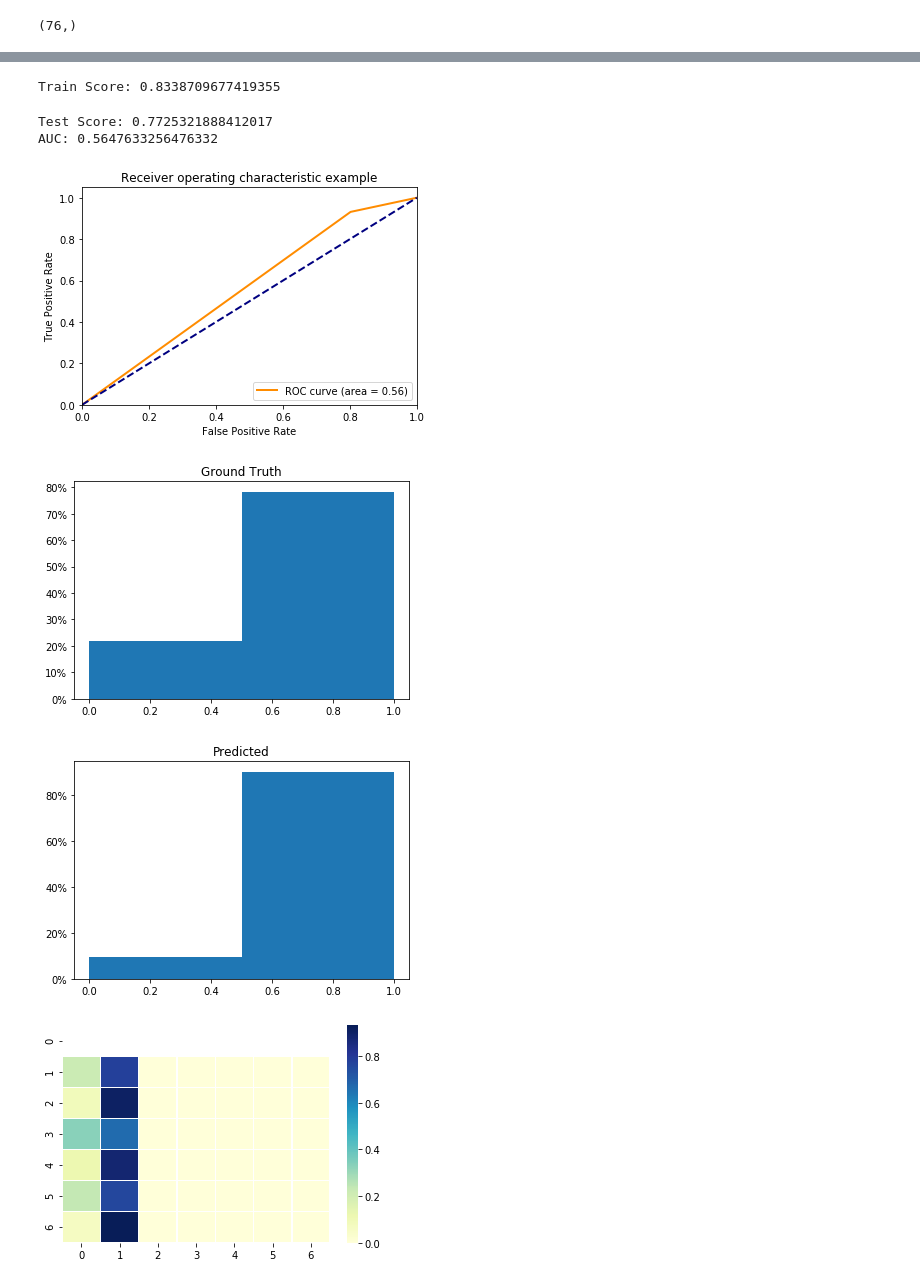
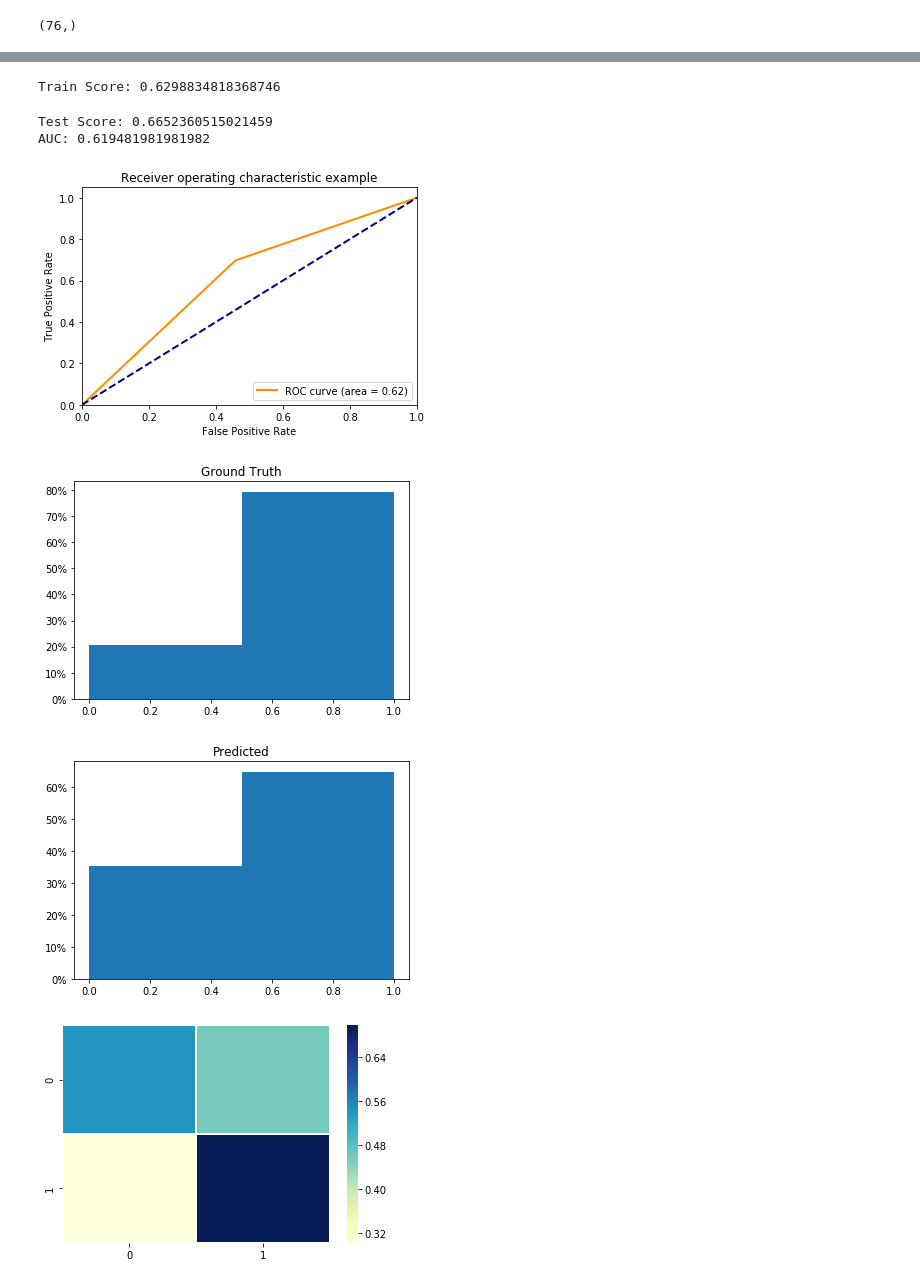
Before and after one commit to adit98/tbi, a Jupyter notebook: GCS_Modeling.ipynb, the cells around one changed output, grey strips where cells are left out. Cells and saved outputs as stored; diff of their text form; code cells hidden in the pictures.

```diff
--- a/GCS_Modeling.ipynb
+++ b/GCS_Modeling.ipynb
@@ -135,13 +135,13 @@ Text(0.5, 1.0, 'Motor GCS')
 # SET PARAMETERS
 
 # number of pca components to extract
-num_components = 40
+num_components = 20
 
 # number of fourier features to extract
 num_fourier_components = 40
 
 # choose resampling technique
-resampling = 'under'
+resampling = 'over'
 # %%
 # interpolate signal
 hr_first24 = hr_grouped.copy()
@@ -203,12 +205,23 @@ target_gcs = np.vstack([final_gcs.loc[final_gcs['patientunitstayid'] == g]['Valu
 trainX, testX, trainY, testY = train_test_split(X_naive, target_gcs, test_size=0.2)
 trainY, testY = trainY.flatten(), testY.flatten()
 
+# resample
+if resampling == 'over':
+    positive = np.argwhere(trainY.flatten() < 6).flatten()
+    negative = np.argwhere(trainY.flatten() == 6).flatten()
+
+    X_positive = np.hstack([trainX[positive], trainY[positive][:, None]])
+    X_negative = np.hstack([trainX[negative], trainY[negative][:, None]])
+
+    X_positive = resample(X_positive, replace=True, n_samples=X_negative.shape[0])
+    stacked = np.vstack([X_positive, X_negative])
+    np.random.shuffle(stacked)
+
+    trainX = stacked[:, :-1]
+    trainY = stacked[:, -1]
+
 # get class weights
 #class_weights = compute_class_weight('balanced', np.unique(target_gcs), target_gcs)
-
-# resample
-#if resampling == 'under':
-#    dataset = np.hstack([trainX, trainY])
 
 # PCA features
 raw_pca = PCA(n_components = num_components)
@@ -236,16 +249,16 @@ trainY_mod[trainY < 6] = 0
 trainY_mod[trainY == 6] = 1
 
 # train model
-clf = LogisticRegression(max_iter=2000, multi_class='multinomial', penalty='elasticnet', l1_ratio=0.5,
-                         solver='saga', C=0.8, class_weight=None)
-clf.fit(trainX, trainY_mod)
-print("Train Score:", clf.score(trainX, trainY_mod))
+clf = LogisticRegression(max_iter=100, penalty='elasticnet', l1_ratio=0.5,
+                         solver='saga', C=0.1)
+clf.fit(trainX_pca, trainY_mod)
+print("Train Score:", clf.score(trainX_pca, trainY_mod))
 # %% [output]
-Train Score: 0.8338709677419355
+Train Score: 0.6298834818368746
 # %%
 # test model
-predY = clf.predict(testX)
-print("Test Score:", clf.score(testX, testY_mod))
+predY = clf.predict(testX_pca)
+print("Test Score:", clf.score(testX_pca, testY_mod))
 
 # get auc
 auc = roc_auc_score(testY_mod, predY)
@@ -254,37 +267,37 @@ print("AUC:", auc)
 # plot roc curve
 fpr, tpr, _ = roc_curve(testY_mod, predY)
 plt.figure()
 lw = 2
 plt.plot(fpr, tpr, color='darkorange',
          lw=lw, label='ROC curve (area = %0.2f)' % auc)
 plt.plot([0, 1], [0, 1], color='navy', lw=lw, linestyle='--')
 plt.xlim([0.0, 1.0])
 plt.ylim([0.0, 1.05])
 plt.xlabel('False Positive Rate')
 plt.ylabel('True Positive Rate')
 plt.title('Receiver operating characteristic example')
 plt.legend(loc="lower right")
 plt.show()
 
 # class balance
 plt.hist(testY_mod, bins=2, weights=np.ones(len(testY_mod)) / len(testY_mod))
 plt.gca().yaxis.set_major_formatter(PercentFormatter(1))
 plt.title("Ground Truth")
 plt.show()
 
 plt.hist(predY, bins=2, weights=np.ones(len(predY)) / len(predY))
 plt.gca().yaxis.set_major_formatter(PercentFormatter(1))
 plt.title("Predicted")
 plt.show()
 
 # heatmap
-confusion = confusion_matrix(testY, predY)
+confusion = confusion_matrix(testY_mod, predY)
 confusion = confusion / np.sum(confusion, axis=1)[:, None]
 heatmap = sns.heatmap(confusion, linewidths=.5, cmap="YlGnBu")
 # %% [output]
-Test Score: 0.7725321888412017
-AUC: 0.5647633256476332
+Test Score: 0.6652360515021459
+AUC: 0.619481981981982
-[figure, old version]
+[figure, new version]
-[figure, old version]
+[figure, new version]
-[figure, old version]
+[figure, new version]
-[figure, old version]
+[figure, new version]
```
Also changed, not shown: parts of 3 cells of this notebook.
